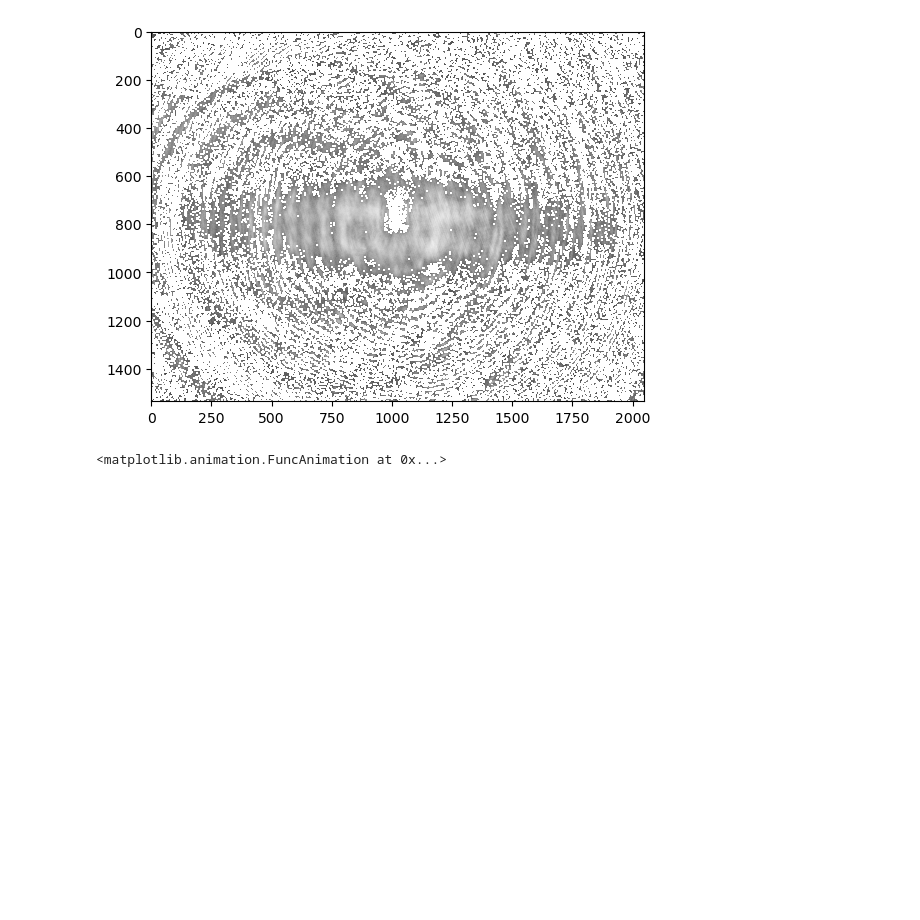
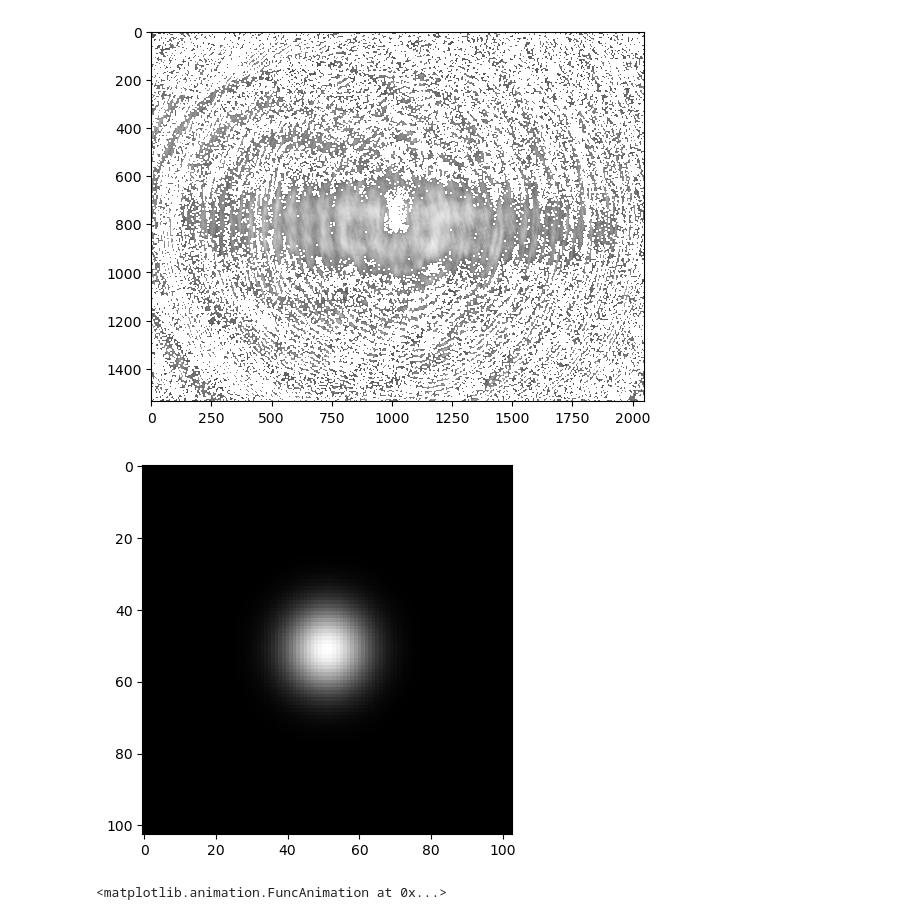
Before and after one commit to sara98habte/AF-N-NN-method, a Jupyter notebook: openAF_reduced.ipynb, the cells around one changed output. Cells and saved outputs as stored; diff of their text form; code cells hidden in the pictures; blank space fills up the shorter version.

```diff
--- a/openAF_reduced.ipynb
+++ b/openAF_reduced.ipynb
@@ -532,6 +513,10 @@ rawAnimation(LDstack.bgsubvol,mp4_savefolder,mp4_savename)
 # %% [output]
 <matplotlib.animation.FuncAnimation at 0x...>
 [figure]
+# %%
+eval_kernel(50,50,2)
+# %% [output]
+[figure, new version]
 # %%
 rawAnimation(LDstack.filtvol,'/Users/sh2717/Documents/AutoFocus_NNN/Data/openFrame/20231023_2inch_60um_1um_3ms/stack/','withoutlogabs_filt.mp4')
 # %% [output]
```
Also changed, not shown: parts of 7 cells of this notebook.
